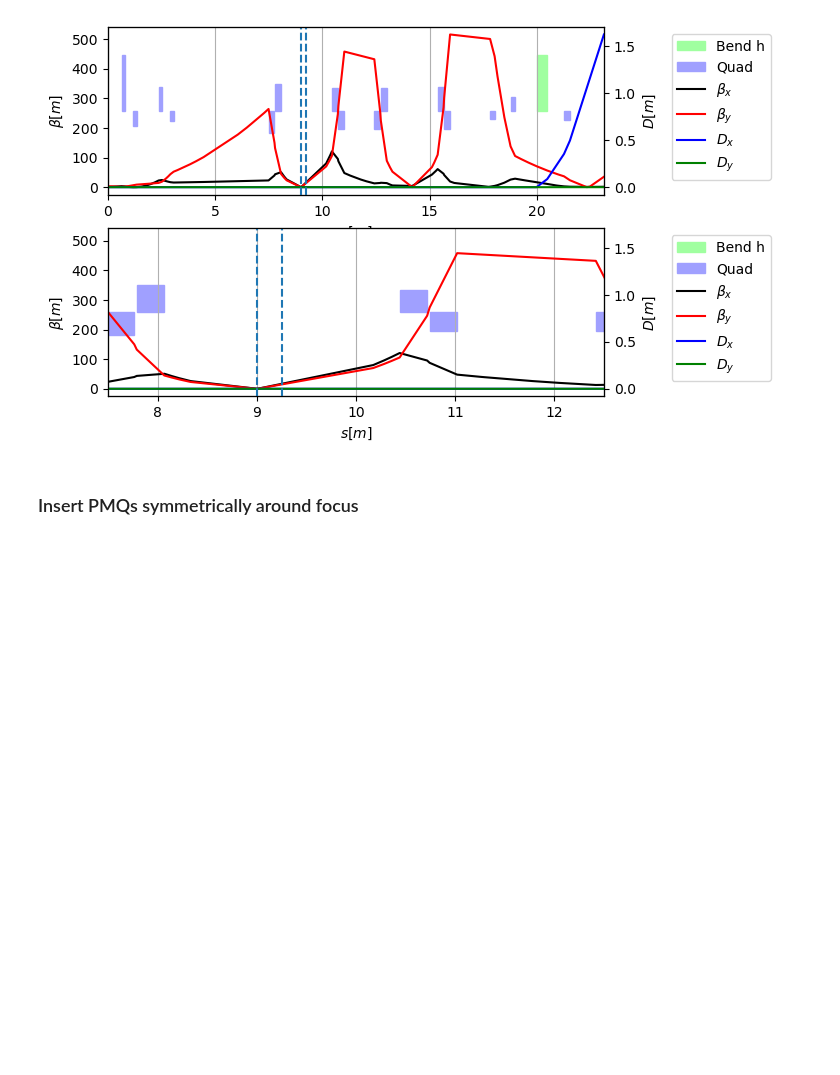
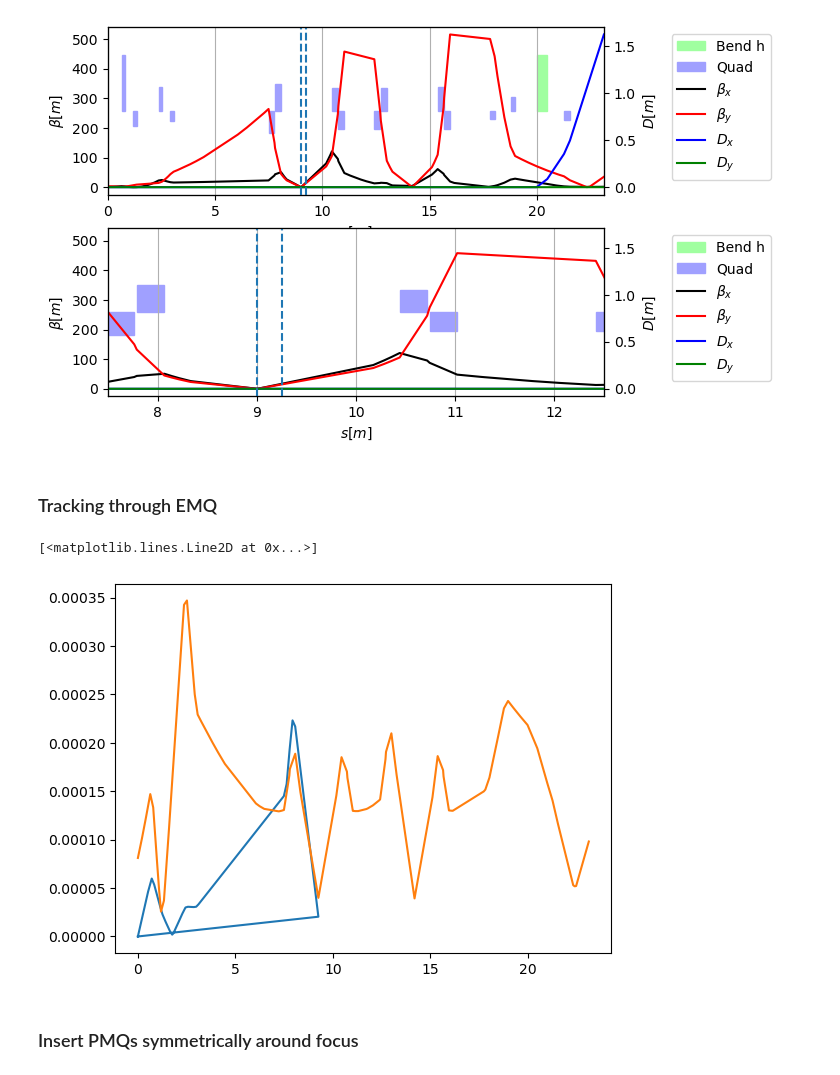
Before and after one commit to stewartboogert/pyclara, a Jupyter notebook: Notebooks/PMQ_XSuite.ipynb, the cells around one changed output. Saved outputs shown, nothing was run; the diff lists cells and outputs as text; code cells hidden in the pictures; blank space fills up the shorter version.

Commit message:
WIP : tracking

```diff
--- a/Notebooks/PMQ_XSuite.ipynb
+++ b/Notebooks/PMQ_XSuite.ipynb
@@ -262,3 +262,5 @@ ip sigma :  10.394118293024926 10.938458831270271
 scr beta :  1.0000922946249138 1.0151333286836555
 scr sigma :  78.31070138007942 78.8973863412989
 [figure]
+# %% [markdown]
+### Tracking through EMQ
@@ -265,3 +271,15 @@ scr sigma :  78.31070138007942 78.8973863412989
+# %%
+bs = pyclara.Converters.xsuite_CalculateBeamSize(l)
+plt.plot(bs['s'], bs['x']/1000)
+
+epsilon_n = 3e-6
+gamma = 250/0.511
+epsilon = epsilon_n/gamma
+
+plt.plot(t['s'],np.sqrt(epsilon*t['betx']),"-")
+# %% [output]
+[<matplotlib.lines.Line2D at 0x...>]
+[figure, added]
 # %% [markdown]
 ### Insert PMQs symmetrically around focus
 # %%
```
Also changed, not shown: parts of 7 cells of this notebook.
